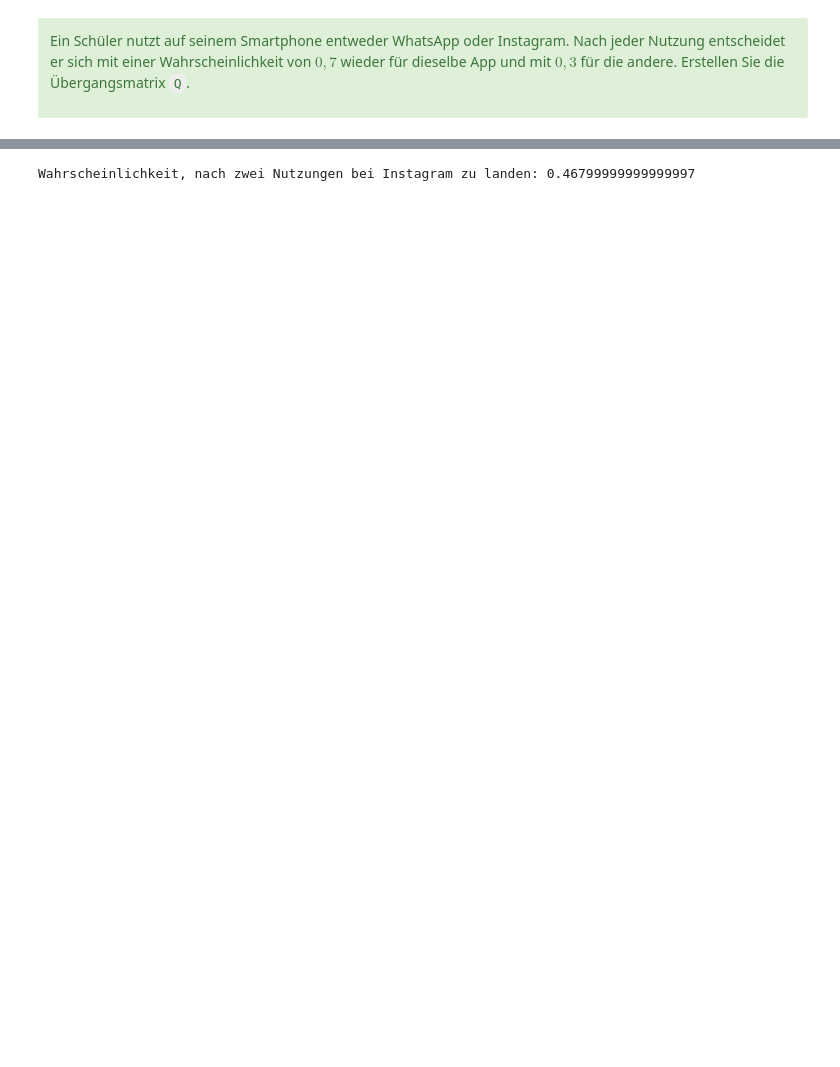
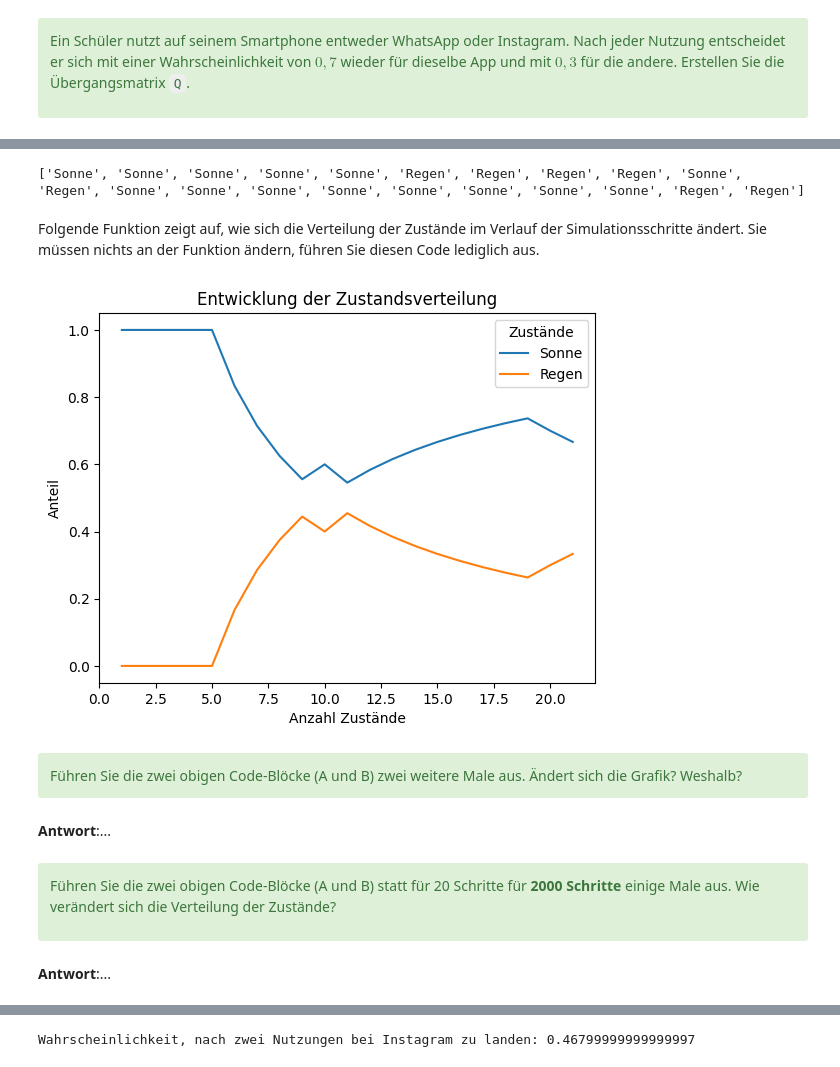
Before and after one commit to CyrilWendl/data-science-jupyter, a Jupyter notebook: content/4 - Markov-Ketten.ipynb, the cells around one changed output, grey strips where cells are left out. Drawn from its saved outputs; the diff is of its cells as text; code cells hidden in the pictures; blank space fills up the shorter version.

```diff
--- a/content/4 - Markov-Ketten.ipynb
+++ b/content/4 - Markov-Ketten.ipynb
@@ -17,8 +17,8 @@ import numpy as np
 # %%
 # Zustände: 0 = Sonne, 1 = Regen
 P = np.array([
-    [0.9, 0.1],
-    [0.2, 0.8]
+    [0.8, 0.2],
+    [0.4, 0.6]
 ])
 
 P
@@ -66,0 +99,76 @@ Wahrscheinlichkeit, dass es nach 2 Tagen regnet: 0.17
+# %%
+### CODEBLOCK A
+
+# Anfangszustand
+zustand = "Sonne"
+
+# Liste der simulierten Zustände (wird in der Schleife fortlaufend erweitert)
+history = [zustand]
+
+# Anzahl Simulationsschritte
+schritte = 20
+
+for i in range(schritte):
+    # Zufällig nächsten Zustand bestimmen (mit Übergangswahrscheinlichkeiten)
+    if zustand == "Sonne":
+        # Übergangswahrscheinlichkeiten vom Zustand "Sonne"
+        wahrscheinlichkeit = P[0]
+    else:
+        # Übergangswahrscheinlichkeiten vom Zustand "Regen"
+        wahrscheinlichkeit = P[1]
+
+    # generiere nächsten simulierten Zustand mit Übergangswahrscheinlichkeiten
+    zustand = random.choices(["Sonne", "Regen"], weights=wahrscheinlichkeit).pop()
+
+    # Füge simulierten Zustand zur Liste hinzu
+    history.append(zustand)
+
+print(history)
+# %% [output]
+['Sonne', 'Sonne', 'Sonne', 'Sonne', 'Sonne', 'Regen', 'Regen', 'Regen', 'Regen', 'Sonne', 'Regen', 'Sonne', 'Sonne', 'Sonne', 'Sonne', 'Sonne', 'Sonne', 'Sonne', 'Sonne', 'Regen', 'Regen']
+# %% [markdown]
+Folgende Funktion zeigt auf, wie sich die Verteilung der Zustände im Verlauf der Simulationsschritte ändert. Sie müssen nichts an der Funktion ändern, führen Sie diesen Code lediglich aus.
+# %%
+### CODEBLOCK B
+import pandas as pd
+import matplotlib.pyplot as plt
+
+def plot_state_percentages(history):
+    """
+    Plottet den prozentualen Verlauf beliebig vieler Zustände aus einer History-Liste.
+    """
+    unique_states = list(dict.fromkeys(history))  # Reihenfolge beibehalten
+    counts = {state: 0 for state in unique_states}
+    percentages = {state: [] for state in unique_states}
+
+    for i, zustand in enumerate(history, 1):
+        counts[zustand] += 1
+        for state in unique_states:
+            percentages[state].append(counts[state] / i)
+
+    df = pd.DataFrame(percentages)
+    df.index = np.arange(1, len(history)+1)
+    df.index.name = "Anzahl Zustände"
+    df.plot()
+    plt.xlabel("Anzahl Zustände")
+    plt.ylabel("Anteil")
+    plt.title("Entwicklung der Zustandsverteilung")
+    plt.legend(title="Zustände")
+    plt.show()
+
+plot_state_percentages(history)
+# %% [output]
+[figure, added]
+# %% [markdown]
+<div class="alert alert-success">
+Führen Sie die zwei obigen Code-Blöcke (A und B) zwei weitere Male aus. Ändert sich die Grafik? Weshalb?
+</div>
+# %% [markdown]
+**Antwort**:...
+# %% [markdown]
+<div class="alert alert-success">
+
+Führen Sie die zwei obigen Code-Blöcke (A und B) statt für 20 Schritte für **2000 Schritte** einige Male aus. Wie verändert sich die Verteilung der Zustände?
+</div>
+# %% [markdown]
+**Antwort**:...
```
Also changed, not shown: parts of 35 cells of this notebook, 2 other files.
